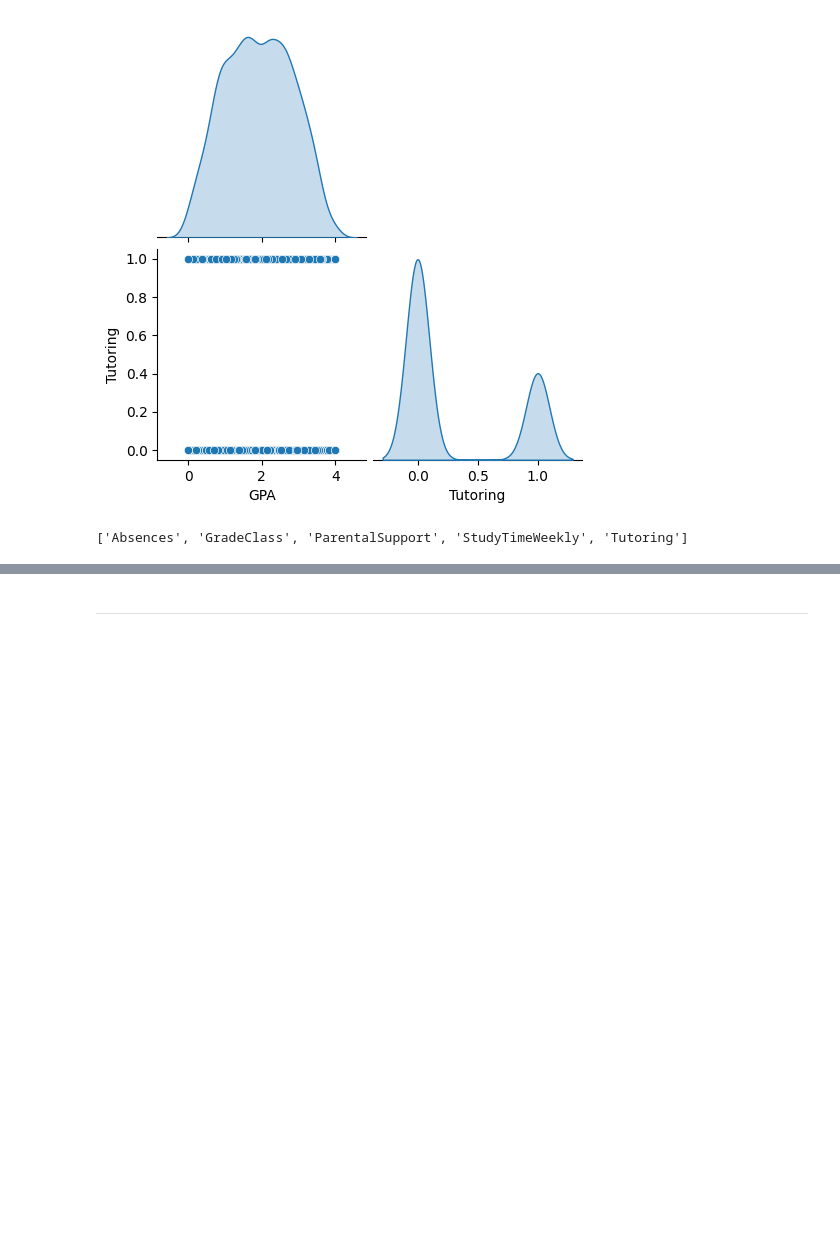
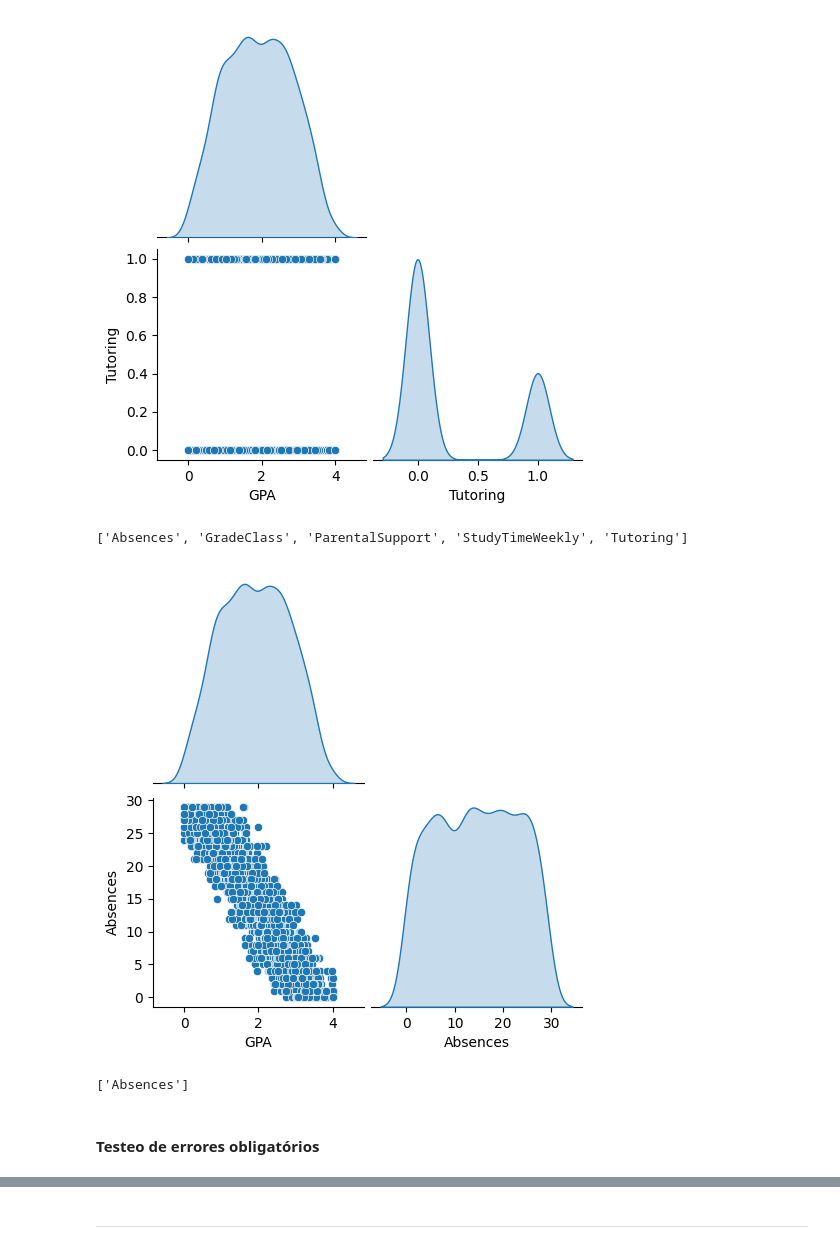
Before and after one commit to apvwbm/Team-Challenge---Lost-in-ML, a Jupyter notebook: Lost_in_ML_ToolBox.ipynb, the cells around one changed output, grey strips where cells are left out. Saved outputs shown, nothing was run; the diff lists cells and outputs as text; code cells hidden in the pictures; blank space fills up the shorter version.

```diff
--- a/Lost_in_ML_ToolBox.ipynb
+++ b/Lost_in_ML_ToolBox.ipynb
@@ -238,3 +359,10 @@ plot_features_num_regression(df_estudiantes, target_col="GPA", columns=[], umbra
 [figure]
 [figure]
 ['Absences', 'GradeClass', 'ParentalSupport', 'StudyTimeWeekly', 'Tutoring']
+# %%
+plot_features_num_regression(df_estudiantes, target_col="GPA", columns=[], umbral_corr=0.9, pvalue=0.01)
+# %% [output]
+[figure, added]
+['Absences']
+# %% [markdown]
+#### Testeo de errores obligatórios
```
Also changed, not shown: parts of 81 cells of this notebook, 2 other files.
